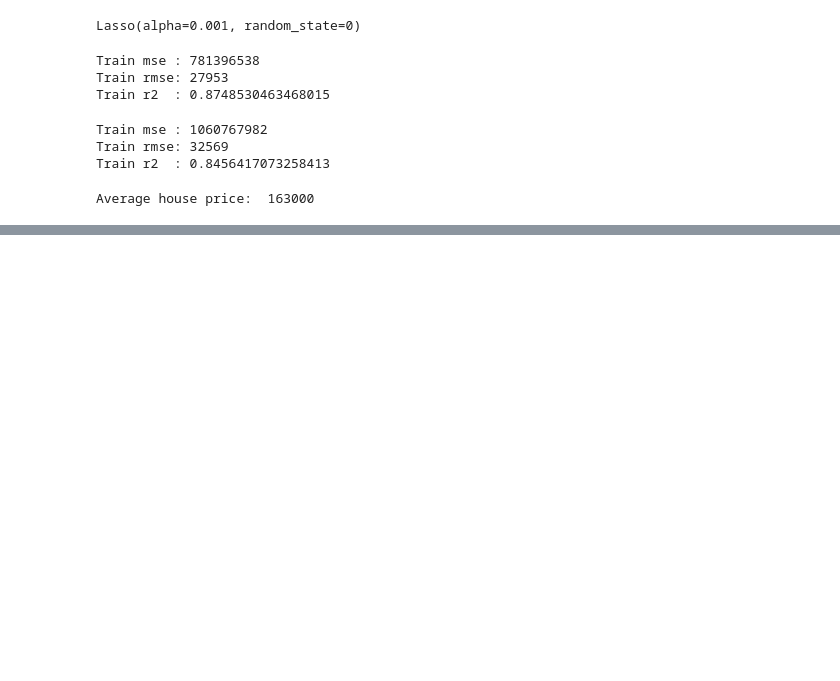
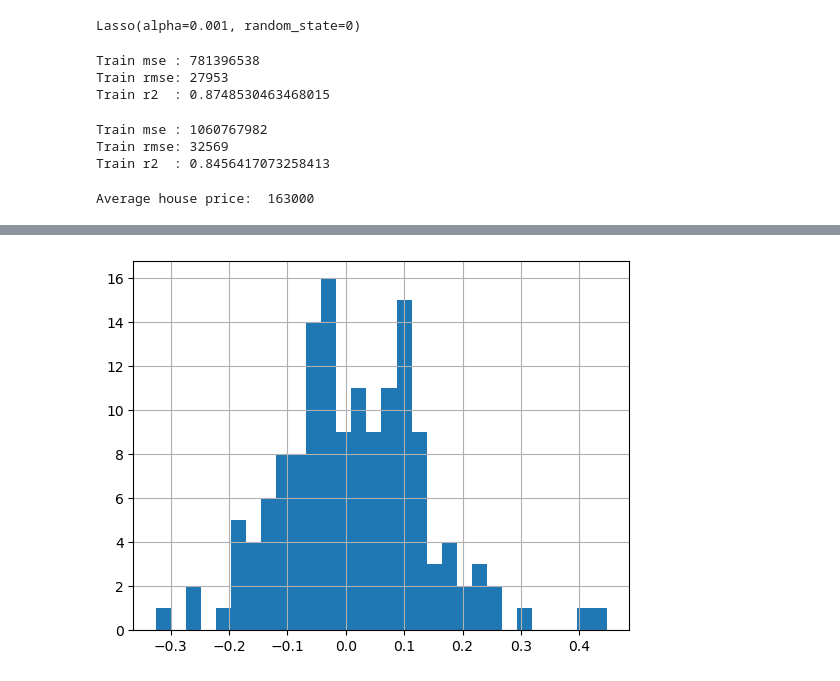
Before and after one commit to notes7239/binance-official-api-docs, a Jupyter notebook: house-price-model-training.ipynb, the cells around one changed output, grey strips where cells are left out. Drawn from its saved outputs; the diff is of its cells as text; code cells hidden in the pictures; blank space fills up the shorter version.

```diff
--- a/house-price-model-training.ipynb
+++ b/house-price-model-training.ipynb
@@ -130,0 +155,5 @@ Average house price:  163000
+# %%
+y_test.reset_index(drop=True, inplace=True)
+preds = pd.Series(lin_model.predict(X_test))
+
+preds
@@ -130,0 +173,6 @@ Average house price:  163000
+# %%
+errors = y_test['SalePrice'] - preds
+errors.hist(bins=30)
+plt.show()
+# %% [output]
+[figure, added]
```
Also changed, not shown: parts of 4 cells of this notebook.
